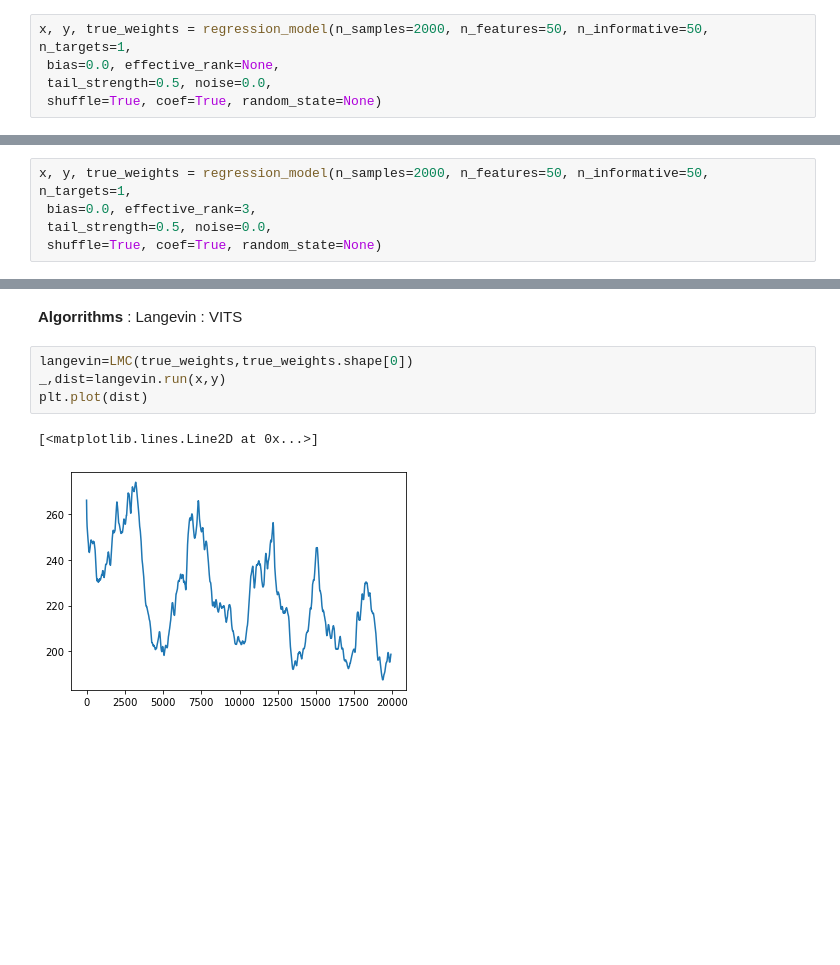
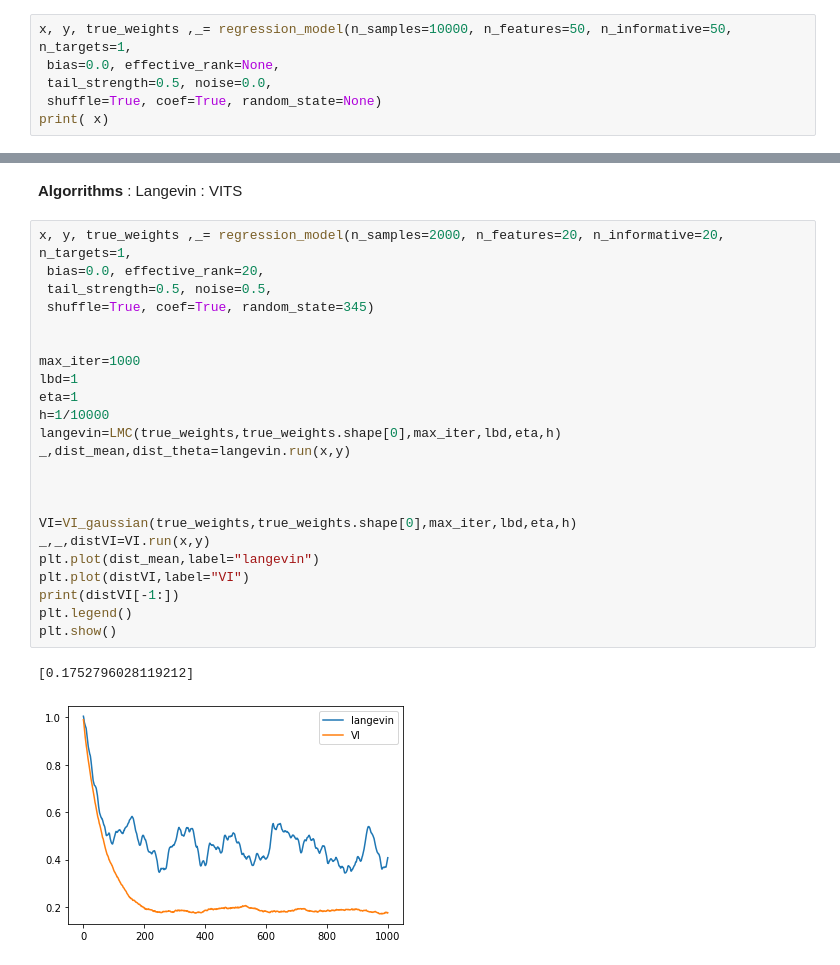
Before and after one commit to TeamTomHuix/vits_aistat, a Jupyter notebook: Langevin VS VITS.ipynb, the cells around one changed output, grey strips where cells are left out. Drawn from its saved outputs; the diff is of its cells as text; blank space fills up the shorter version.

```diff
--- a/Langevin VS VITS.ipynb
+++ b/Langevin VS VITS.ipynb
@@ -84,6 +91,7 @@ def regression_model(
 # %%
-x, y, true_weights = regression_model(n_samples=2000, n_features=50, n_informative=50, n_targets=1,
+x, y, true_weights ,_= regression_model(n_samples=10000, n_features=50, n_informative=50, n_targets=1,
  bias=0.0, effective_rank=None,
  tail_strength=0.5, noise=0.0,
  shuffle=True, coef=True, random_state=None)
+print( x)
 # %% [output]
@@ -91,7 +111,2 @@ cond 1.8156796618139512
 # %% [markdown]
 **Use ill conditionned matrix**
-# %%
-x, y, true_weights = regression_model(n_samples=2000, n_features=50, n_informative=50, n_targets=1,
- bias=0.0, effective_rank=3,
- tail_strength=0.5, noise=0.0,
- shuffle=True, coef=True, random_state=None)
@@ -153,9 +259,28 @@ class LMC():
 # %% [markdown]
 **Algorrithms** : Langevin : VITS
 # %%
-langevin=LMC(true_weights,true_weights.shape[0])
-_,dist=langevin.run(x,y)
-plt.plot(dist)
+x, y, true_weights ,_= regression_model(n_samples=2000, n_features=20, n_informative=20, n_targets=1,
+ bias=0.0, effective_rank=20,
+ tail_strength=0.5, noise=0.5,
+ shuffle=True, coef=True, random_state=345)
+
+
+max_iter=1000
+lbd=1
+eta=1
+h=1/10000
+langevin=LMC(true_weights,true_weights.shape[0],max_iter,lbd,eta,h)
+_,dist_mean,dist_theta=langevin.run(x,y)
+
+
+
+VI=VI_gaussian(true_weights,true_weights.shape[0],max_iter,lbd,eta,h)
+_,_,distVI=VI.run(x,y)
+plt.plot(dist_mean,label="langevin")
+plt.plot(distVI,label="VI")
+print(distVI[-1:])
+plt.legend()
+plt.show()
 # %% [output]
-[<matplotlib.lines.Line2D at 0x...>]
+[0.1752796028119212]
-[figure, old version]
+[figure, new version]
```
Also changed, not shown: parts of 14 cells of this notebook.
